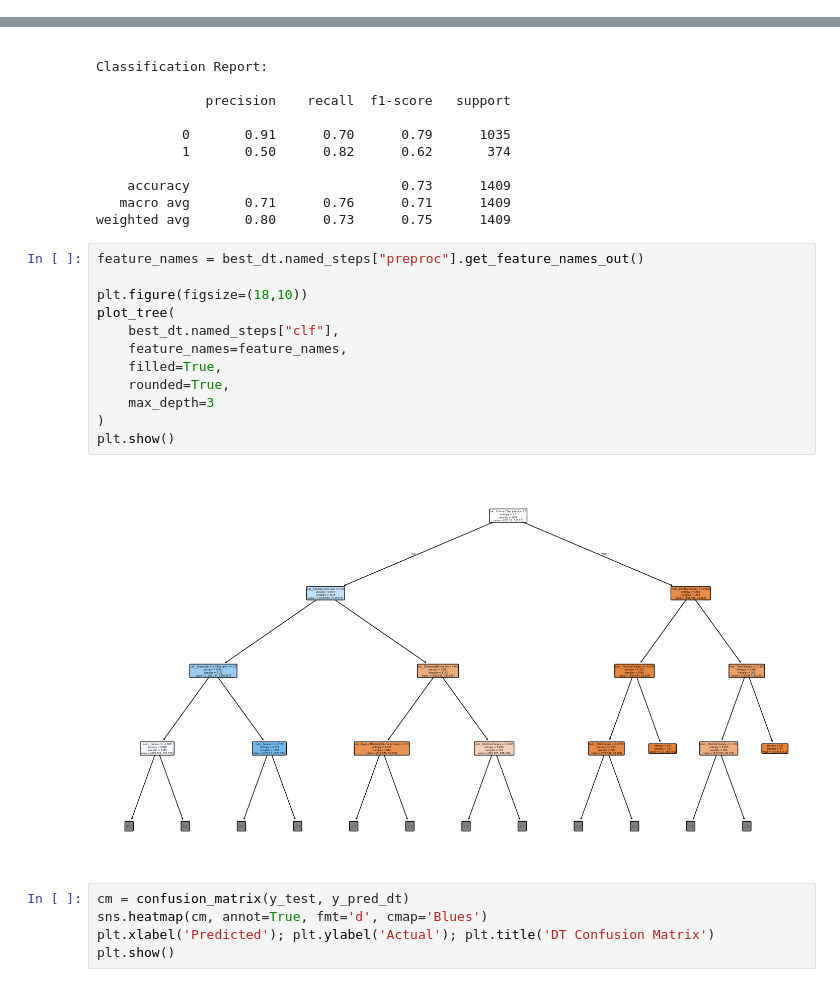
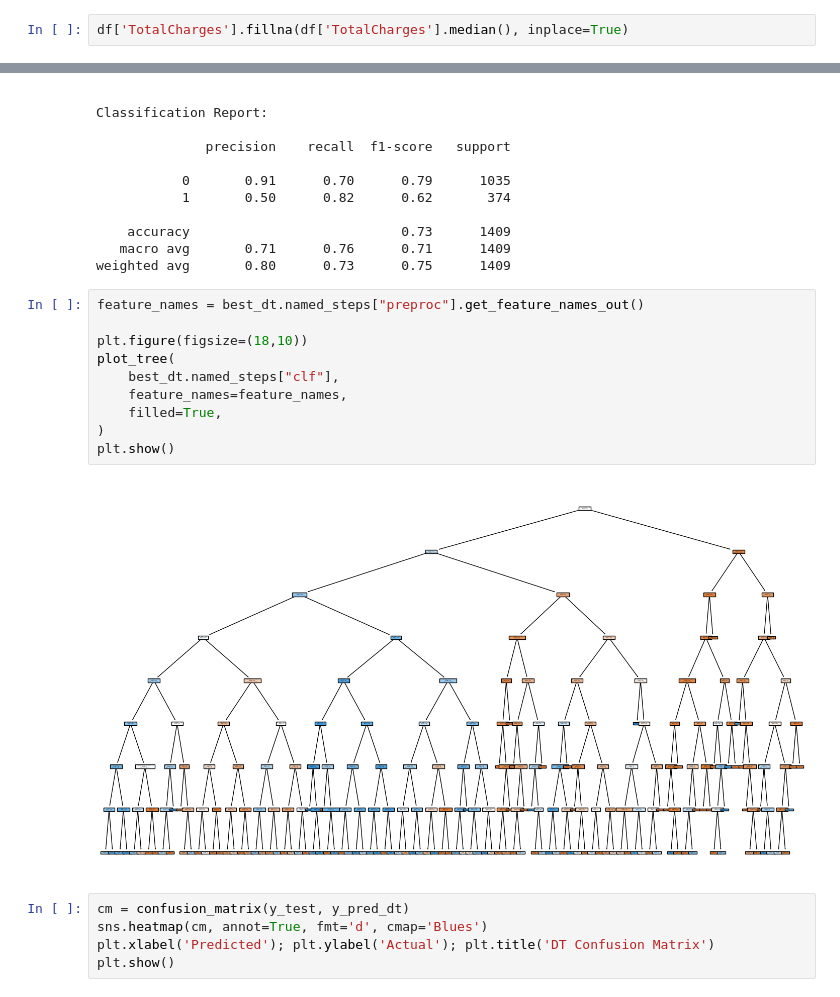
Before and after one commit to meleeshagamage/CourseWork_ML, a Jupyter notebook: ML_CW.ipynb, the cells around one changed output, grey strips where cells are left out. Cells and saved outputs as stored; diff of their text form.

```diff
--- a/ML_CW.ipynb
+++ b/ML_CW.ipynb
@@ -155,2 +177,4 @@ df['Churn'] = df['Churn'].map({'Yes': 1, 'No': 0})
+# %%
+df['TotalCharges'].fillna(df['TotalCharges'].median(), inplace=True)
 # %%
 df = df.drop(columns=['Churn_numeric'], errors='ignore')
@@ -327,17 +346,15 @@ weighted avg       0.80      0.73      0.75      1409
 # %%
 feature_names = best_dt.named_steps["preproc"].get_feature_names_out()
 
 plt.figure(figsize=(18,10))
 plot_tree(
     best_dt.named_steps["clf"],
     feature_names=feature_names,
     filled=True,
-    rounded=True,
-    max_depth=3
 )
 plt.show()
 # %% [output]
-[figure, old version]
+[figure, new version]
 # %%
 cm = confusion_matrix(y_test, y_pred_dt)
 sns.heatmap(cm, annot=True, fmt='d', cmap='Blues')
```
Also changed, not shown: parts of 17 cells of this notebook.
